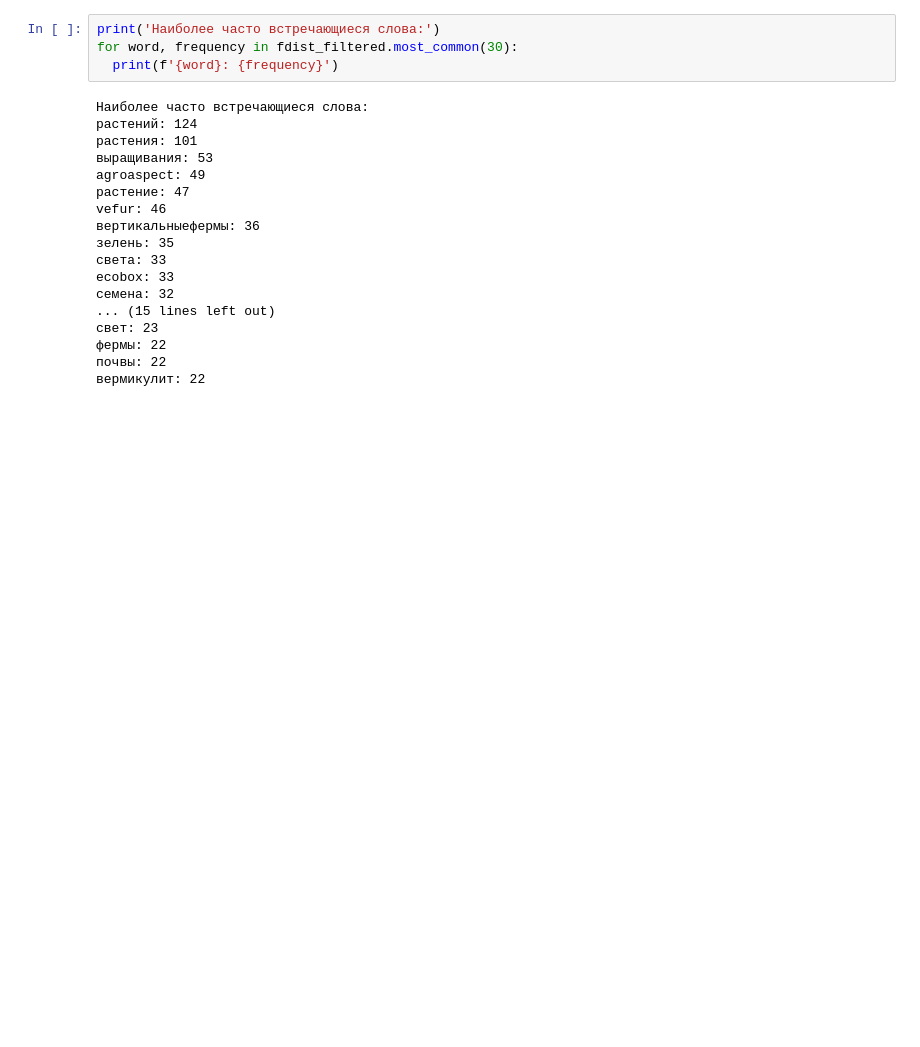
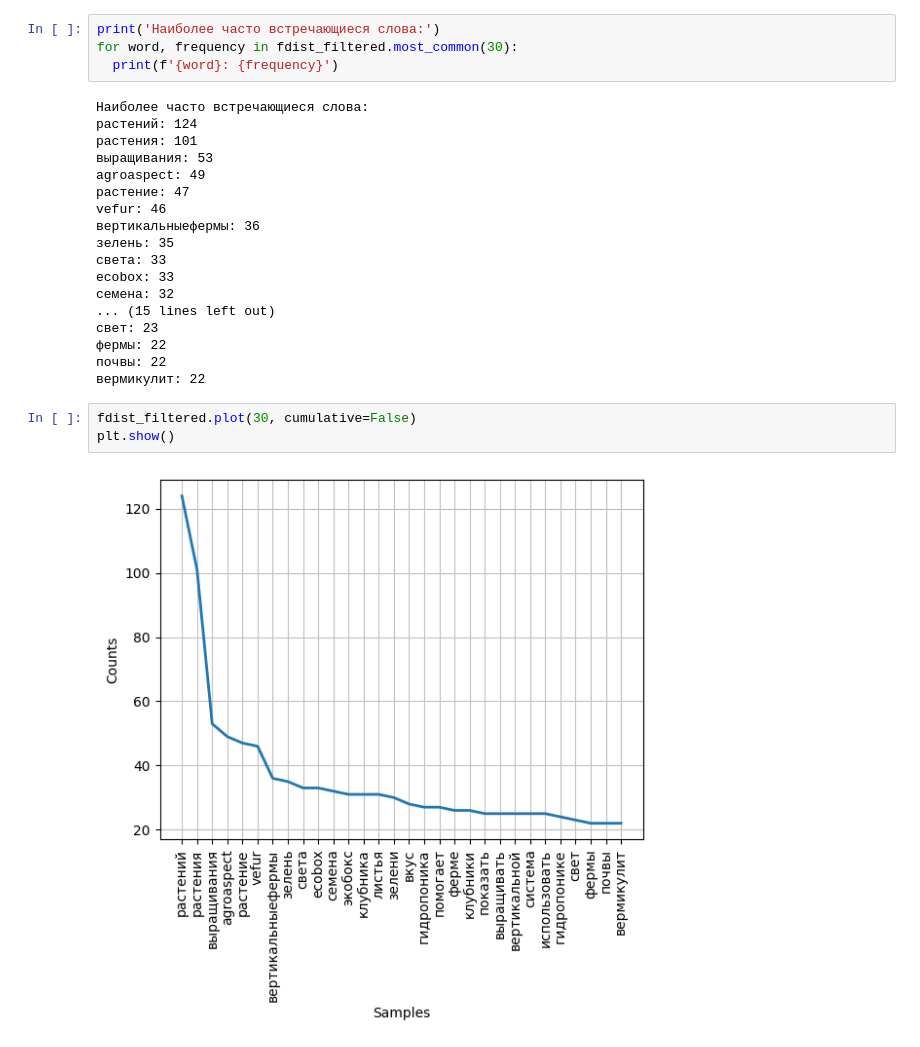
Before and after one commit to SergeyHSE/PostsAnalysis.github.io, a Jupyter notebook: VKPostsAnalysis.ipynb, the cells around one changed output. Saved outputs shown, nothing was run; the diff lists cells and outputs as text; blank space fills up the shorter version.

```diff
--- a/VKPostsAnalysis.ipynb
+++ b/VKPostsAnalysis.ipynb
@@ -83,3 +83,8 @@ ecobox: 33
 фермы: 22
 почвы: 22
 вермикулит: 22
+# %%
+fdist_filtered.plot(30, cumulative=False)
+plt.show()
+# %% [output]
+[figure, added]
```
